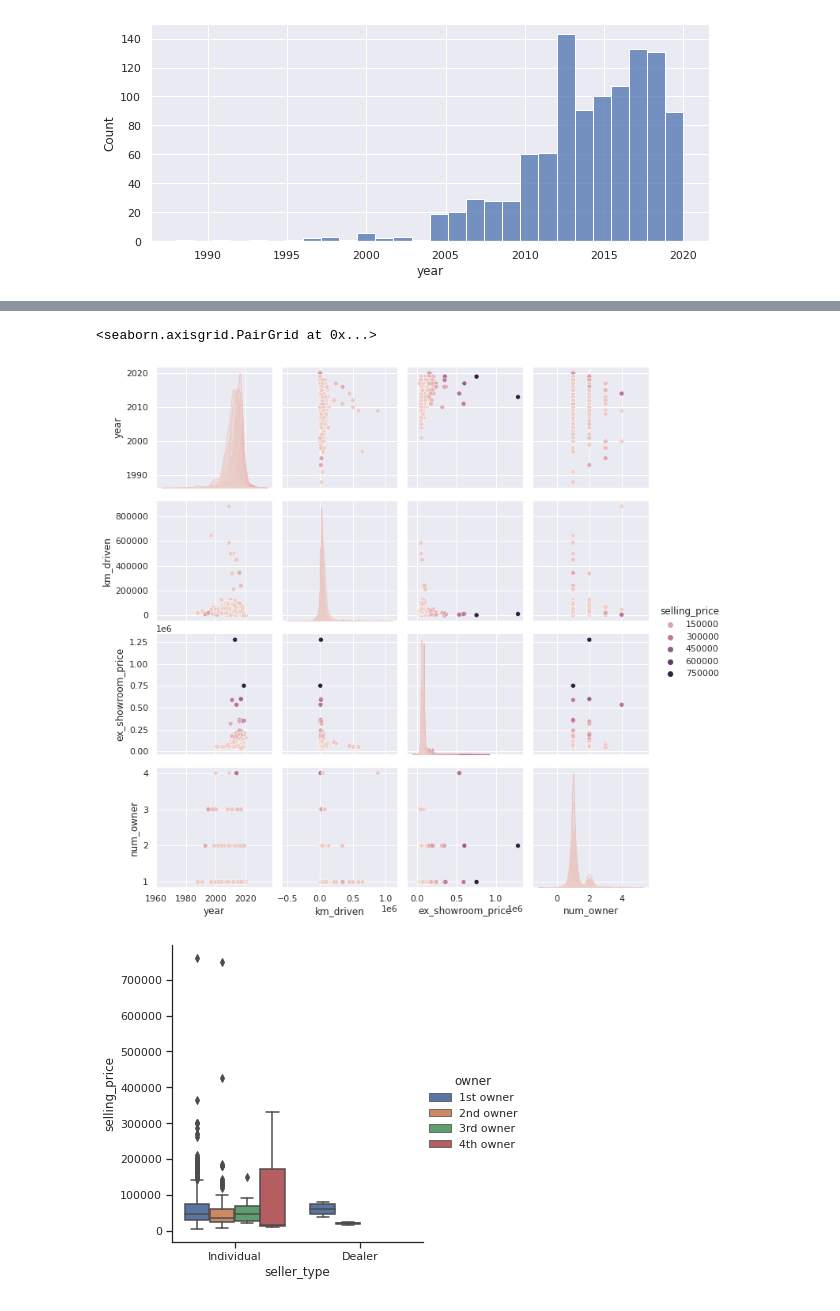
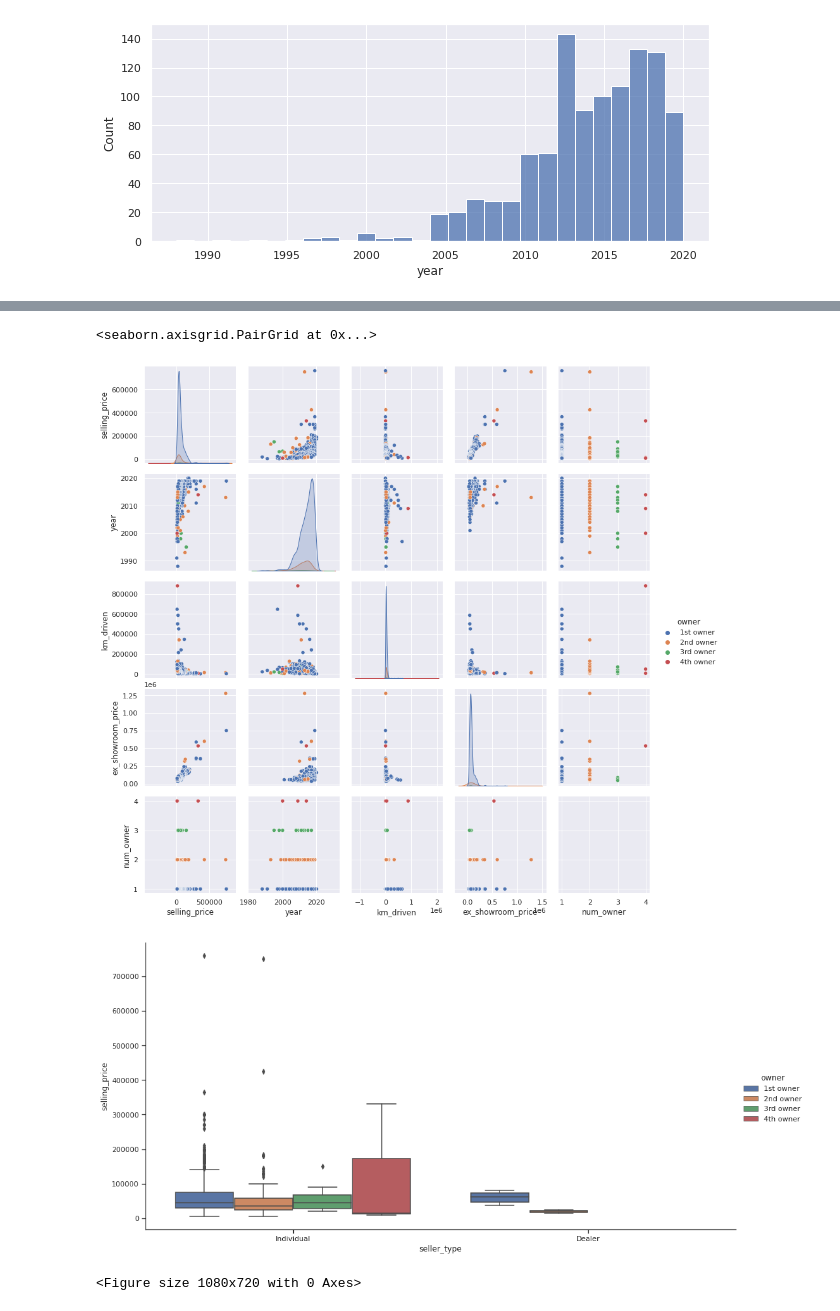
Before and after one commit to ViuDaniel/08MBID-, a Jupyter notebook: Practica_visu.ipynb, the cells around one changed output, grey strips where cells are left out. Drawn from its saved outputs; the diff is of its cells as text; code cells hidden in the pictures.

```diff
--- a/Practica_visu.ipynb
+++ b/Practica_visu.ipynb
@@ -126,15 +126,18 @@ Text(0.5, 1.0, 'bikes.corr()')
 sns.set(style="ticks")
 sns.set(rc={"figure.figsize":(15, 4)})
 #matriz de diagramas de dispersion
-sns.pairplot(bikes, hue="selling_price")
+sns.pairplot(bikes, hue="owner")
 # %% [output]
 <seaborn.axisgrid.PairGrid at 0x...>
-[figure, old version]
+[figure, new version]
 # %%
 
 with sns.axes_style(style='ticks'):
 
-  ax = sns.catplot("seller_type","selling_price", "owner" , data=bikes, kind="box")
-  sns.set(rc={"figure.figsize":(15, 4)})
+
+  ax = sns.catplot("seller_type","selling_price", "owner" , data=bikes, kind="box", height=7, aspect=2)
+plt.figure(figsize=(15,10))
+sns.set(rc={"figure.figsize":(20, 4)})
 # %% [output]
-[figure, old version]
+[figure, new version]
+<Figure size 1080x720 with 0 Axes>
```
Also changed, not shown: parts of 4 cells of this notebook.
